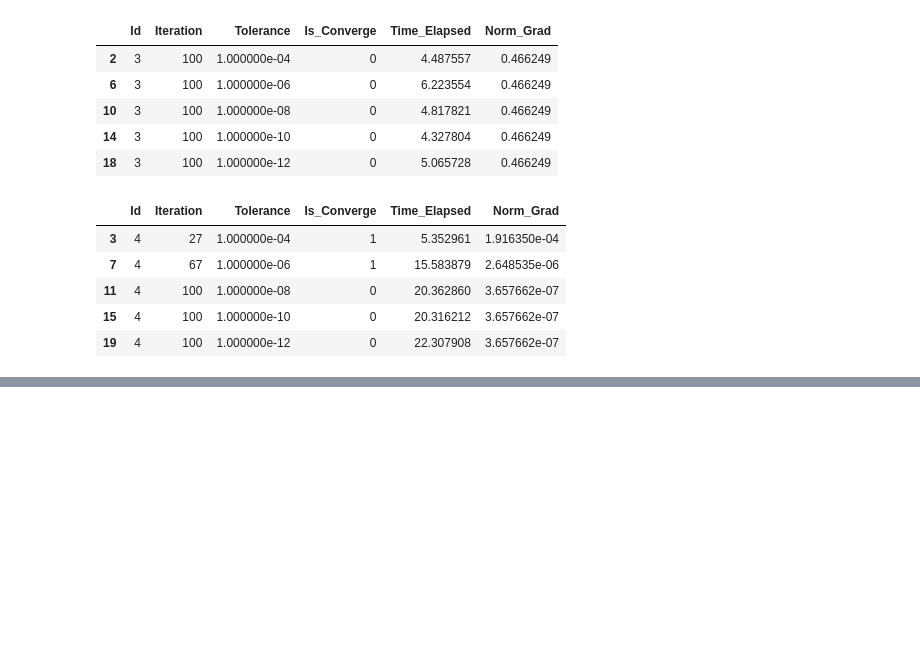
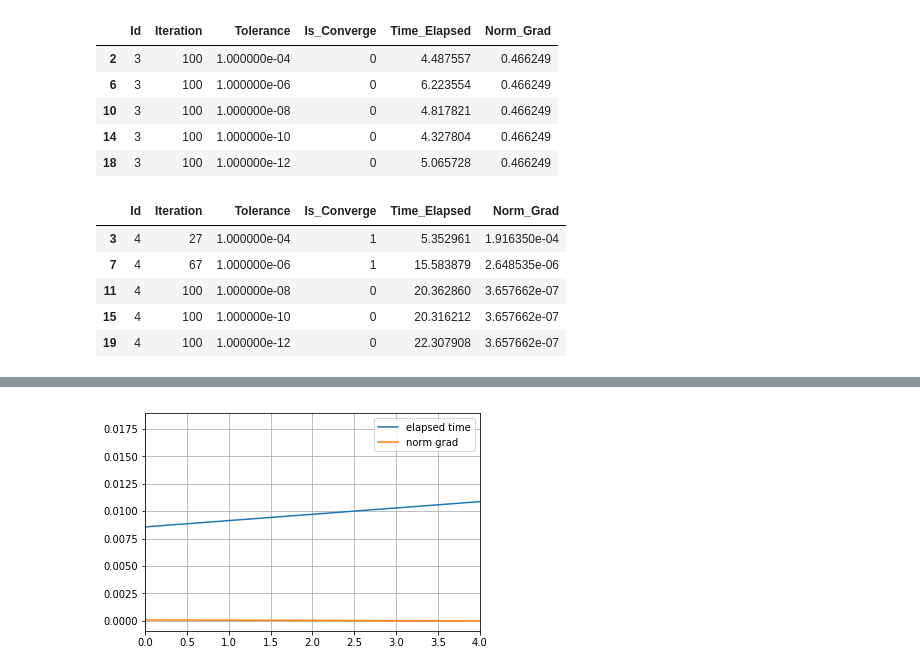
Before and after one commit to M46F/t3_anum, a Jupyter notebook: 1c/Laporan_Anum.ipynb, the cells around one changed output, grey strips where cells are left out. Cells and saved outputs as stored; diff of their text form; code cells hidden in the pictures; blank space fills up the shorter version.

```diff
--- a/1c/Laporan_Anum.ipynb
+++ b/1c/Laporan_Anum.ipynb
@@ -40,3 +40,15 @@ no_4
 | 11 | 4 | 100 | 1.000000e-08 | 0 | 20.362860 | 3.657662e-07 |
 | 15 | 4 | 100 | 1.000000e-10 | 0 | 20.316212 | 3.657662e-07 |
 | 19 | 4 | 100 | 1.000000e-12 | 0 | 22.307908 | 3.657662e-07 |
+# %%
+import pandas as pd
+import numpy as np
+import matplotlib.pyplot as plt
+import seaborn as sns
+res = pd.read_csv('result_dengan_label.csv')
+print(res.dtypes)
+sol = {}
+for i in range(1,5):
+    print(i)
+    sol.update({i:pd.read_csv('sol{}_dengan_label.csv'.format(i))})
+    print(sol[i].dtypes)
@@ -42,0 +93,5 @@ no_4
+# %%
+res[res['nomor fungsi fx'] == 1].drop(['nomor fungsi fx', 'jumlah iterasi', 'converge/tidak', 'tolerance'], axis=1).plot(grid=True,xlim=(0,4))
+plt.show()
+# %% [output]
+[figure, added]
```
Also changed, not shown: parts of 10 cells of this notebook, 6 other files.
